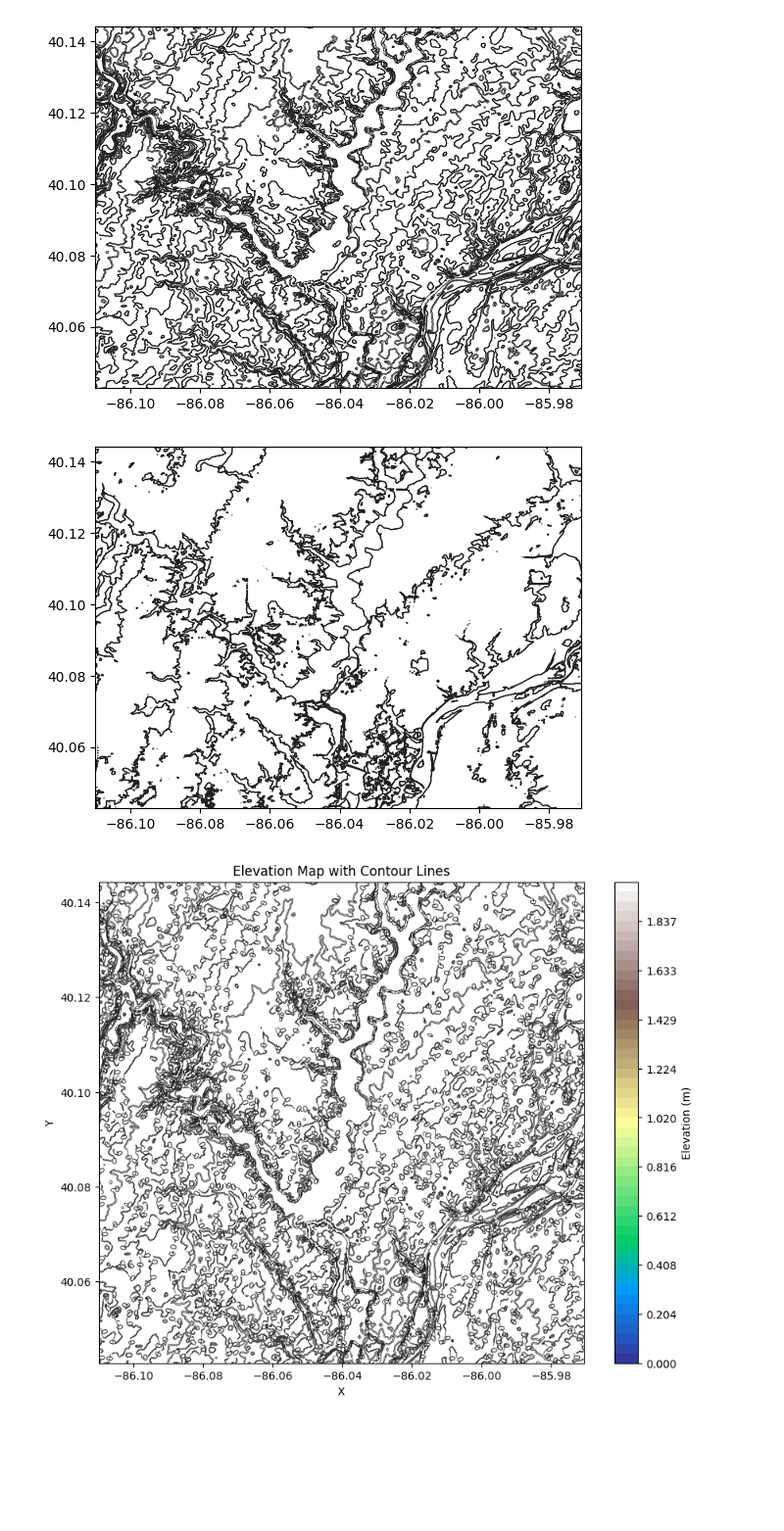
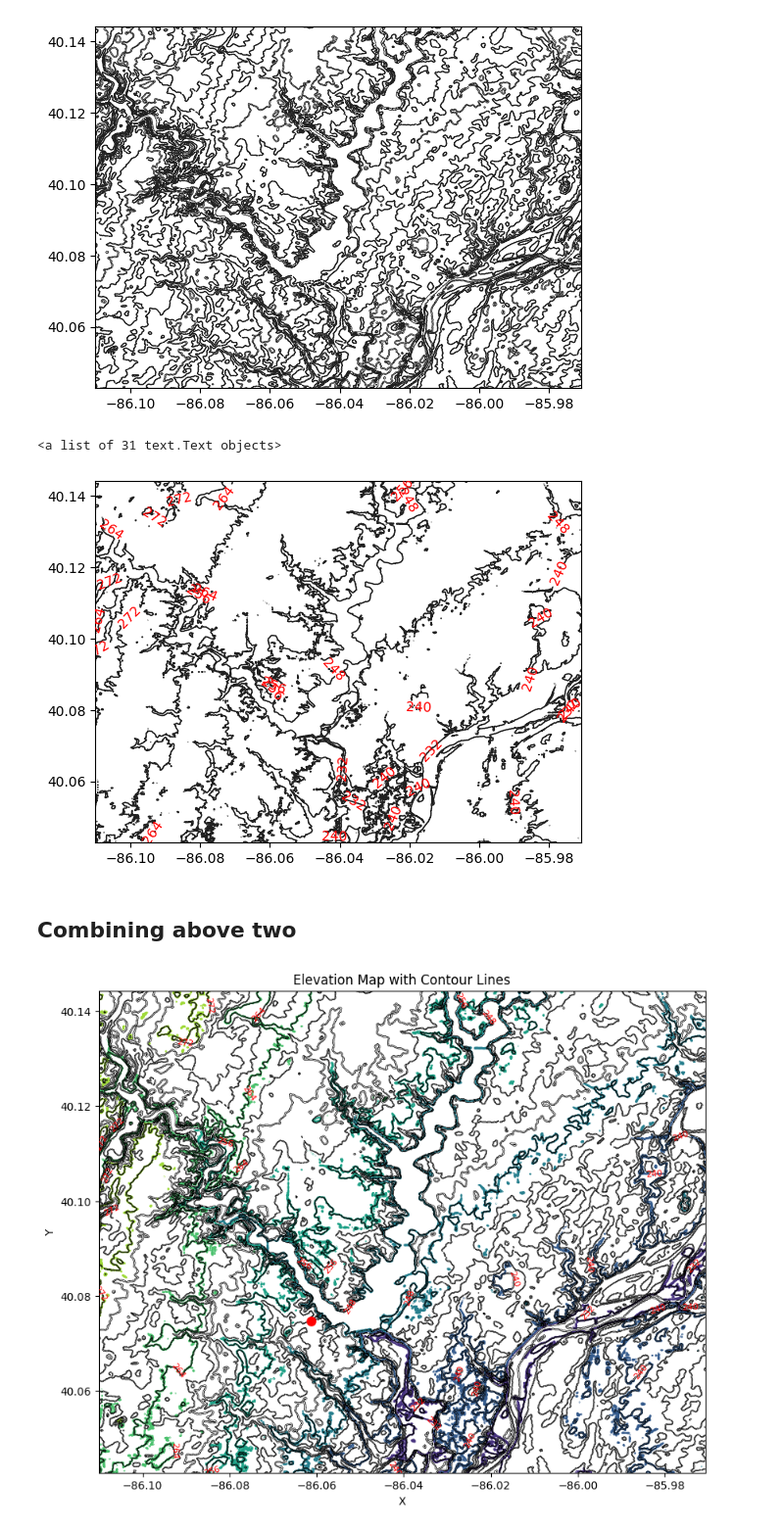
Before and after one commit to jaytonde/civil_app, a Jupyter notebook: get-map.ipynb, the cells around one changed output. Shown at 98% size. Drawn from its saved outputs; the diff is of its cells as text; code cells hidden in the pictures; blank space fills up the shorter version.

```diff
--- a/get-map.ipynb
+++ b/get-map.ipynb
@@ -110,6 +110,7 @@ import geopandas as gpd
 # %%
 from shapely.geometry import Polygon
 
+# Morse Resorvouir
 # Example coordinates (WGS84)
 coords = [
             [
@@ -134,6 +135,11 @@ coords = [
             ]
           ]
 
+point = [
+          -86.06134823025222,
+          40.07468020952271
+        ]
+
 aoi_polygon = Polygon(coords)
 # %% [markdown]
 ### Step 3.2 : Get tha elevation data
@@ -222,11 +228,15 @@ import matplotlib.pyplot as plt
 
 # Contour generation
 cs = plt.contour(X_elevation, Y_elevation, elevation_clean,
-
                 colors     = '#202020',
                 linewidths=1)
+
+plt.clabel(cs, inline=True, fontsize=10, fmt='%1.0f', colors='red')
 # %% [output]
+<a list of 31 text.Text objects>
-[figure, old version]
+[figure, new version]
+# %% [markdown]
+## Combining above two
 # %%
 import matplotlib.pyplot as plt
 import numpy as np
@@ -239,41 +249,44 @@ max_contour = np.nanmax(contour_clean)
 num_levels = 50  # Increase this for smoother elevation visualization
 levels_filled = np.linspace(min_contour, max_contour, num_levels)
 
 # Keep original contour lines interval
 contour_interval = 25  # meters
 levels_lines = np.arange(
     np.floor(min_contour/contour_interval)*contour_interval,
     np.ceil(max_contour/contour_interval)*contour_interval,
     contour_interval
 )
 
 # Create the figure and axis
 fig, ax = plt.subplots(figsize=(10, 8))
 
-# Plot filled contours (elevation)
-cf = plt.contourf(X_elevation, Y_elevation, elevation_clean,
-                 levels=levels_filled,
-                 cmap='terrain')
+#Plot filled contours (elevation)
+cf = plt.contour(X_elevation, Y_elevation, elevation_clean,
+                 #levels=levels_filled,
+                 #cmap='terrain'
+                )
 
 # Plot contour lines on top
 cs = plt.contour(X_contour, Y_contour, contour_clean,
                 levels=levels_lines,
-                colors='#202020',
+                colors='black',
                 linewidths=0.5)
 
 # Add colorbar
-plt.colorbar(cf, label='Elevation (m)')
+#plt.colorbar(cf, label='Elevation (m)')
 
 # Add contour labels if desired
-plt.clabel(cs, inline=True, fontsize=8, fmt='%1.0f')
+plt.clabel(cf, inline=True, fontsize=8, fmt='%1.0f', colors='red')
+plt.plot(point[0], point[1], 'ro', markersize=8, label='GeoJSON Point')
+
 
 plt.title('Elevation Map with Contour Lines')
 plt.xlabel('X')
 plt.ylabel('Y')
 
 plt.show()
 # %% [output]
-[figure, old version]
+[figure, new version]
 # %%
 import matplotlib.pyplot as plt
 import numpy as np
```
Also changed, not shown: parts of 1 cell of this notebook.
